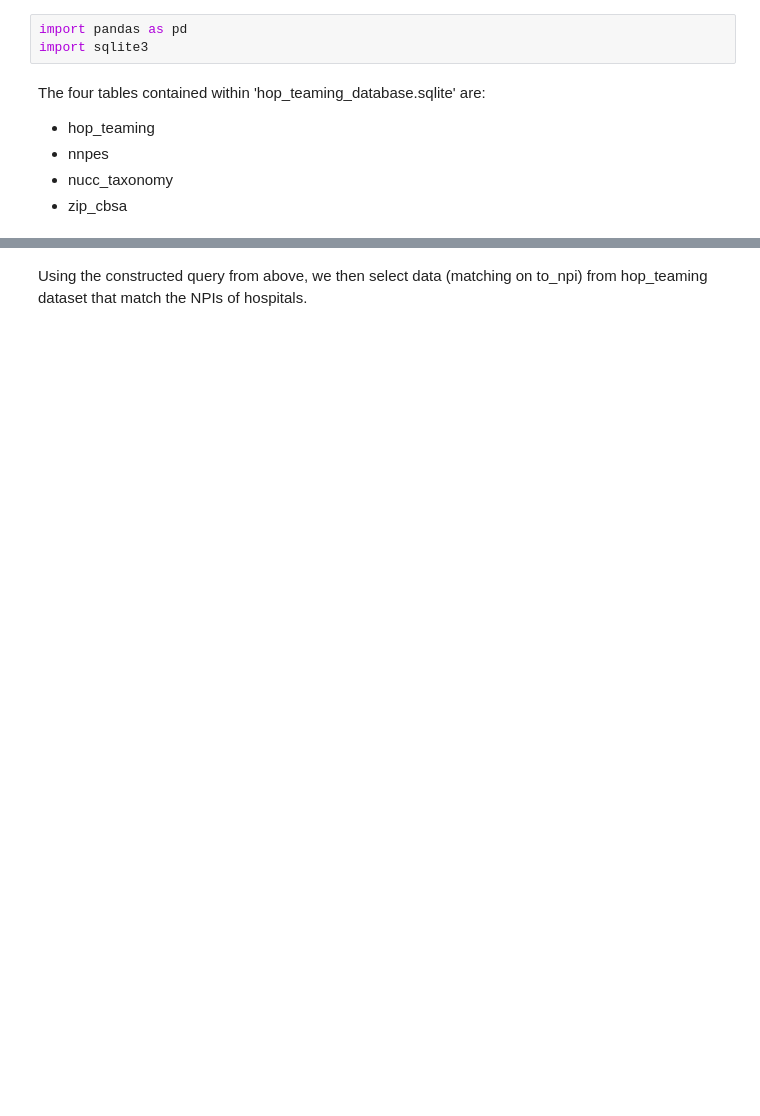
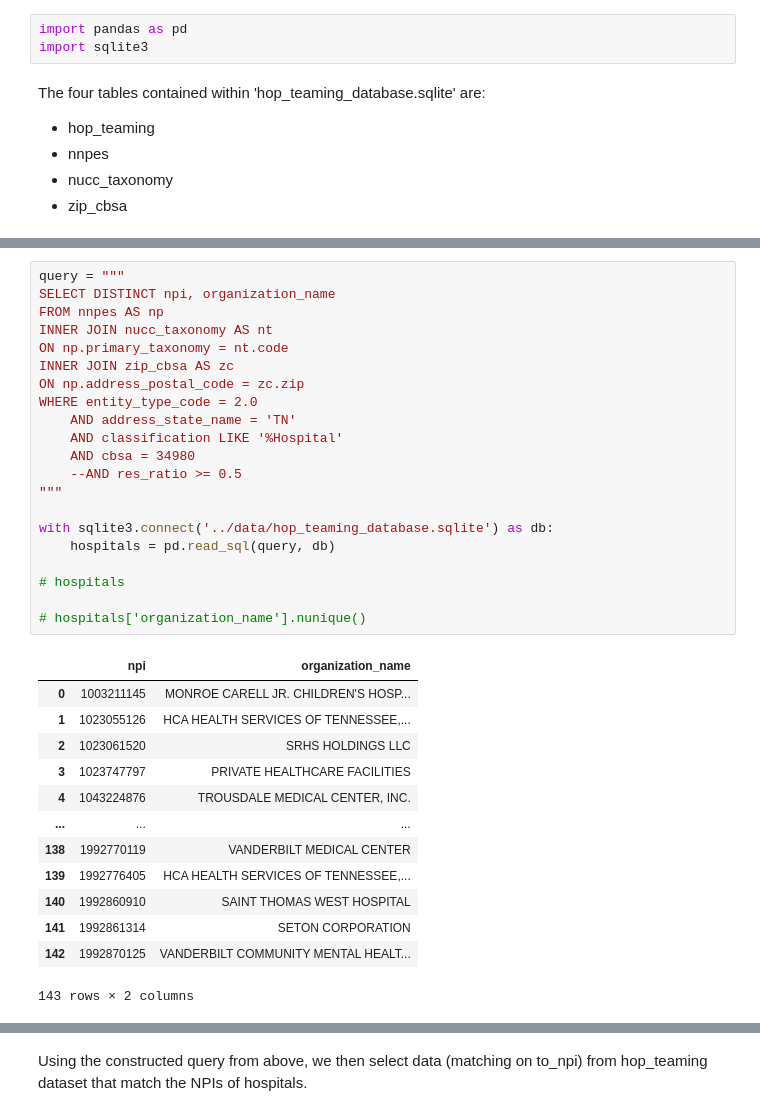
Before and after one commit to tomoumer/hop_team-the-hindenburgs, a Jupyter notebook: notebooks/data_exploration.ipynb, the cells around one changed output, grey strips where cells are left out. Drawn from its saved outputs; the diff is of its cells as text; blank space fills up the shorter version.

```diff
--- a/notebooks/data_exploration.ipynb
+++ b/notebooks/data_exploration.ipynb
@@ -19 +33,36 @@ The four tables contained within 'hop_teaming_database.sqlite' are:
+# %%
+query = """
+SELECT DISTINCT npi, organization_name
+FROM nnpes AS np
+INNER JOIN nucc_taxonomy AS nt
+ON np.primary_taxonomy = nt.code
+INNER JOIN zip_cbsa AS zc
+ON np.address_postal_code = zc.zip
+WHERE entity_type_code = 2.0
+    AND address_state_name = 'TN'
+    AND classification LIKE '%Hospital'
+    AND cbsa = 34980
+    --AND res_ratio >= 0.5
+"""
+
+with sqlite3.connect('../data/hop_teaming_database.sqlite') as db:
+    hospitals = pd.read_sql(query, db)
+
+# hospitals
+
+# hospitals['organization_name'].nunique()
+# %% [output]
+|  | npi | organization_name |
+| 0 | 1003211145 | MONROE CARELL JR. CHILDREN'S HOSP... |
+| 1 | 1023055126 | HCA HEALTH SERVICES OF TENNESSEE,... |
+| 2 | 1023061520 | SRHS HOLDINGS LLC |
+| 3 | 1023747797 | PRIVATE HEALTHCARE FACILITIES |
+| 4 | 1043224876 | TROUSDALE MEDICAL CENTER, INC. |
+| ... | ... | ... |
+| 138 | 1992770119 | VANDERBILT MEDICAL CENTER |
+| 139 | 1992776405 | HCA HEALTH SERVICES OF TENNESSEE,... |
+| 140 | 1992860910 | SAINT THOMAS WEST HOSPITAL |
+| 141 | 1992861314 | SETON CORPORATION |
+| 142 | 1992870125 | VANDERBILT COMMUNITY MENTAL HEALT... |
+143 rows × 2 columns
 # %%
```
Also changed, not shown: parts of 21 cells of this notebook.
